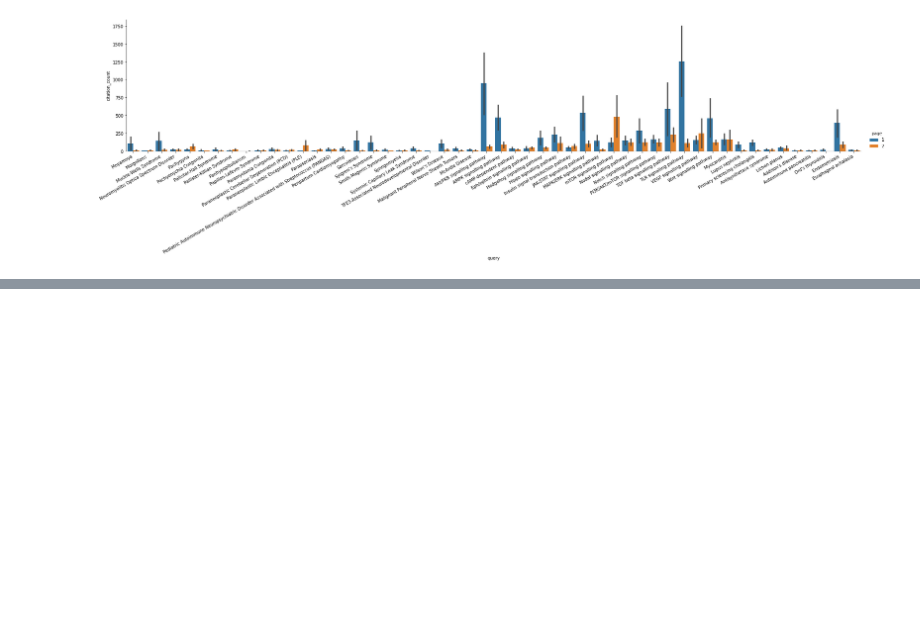
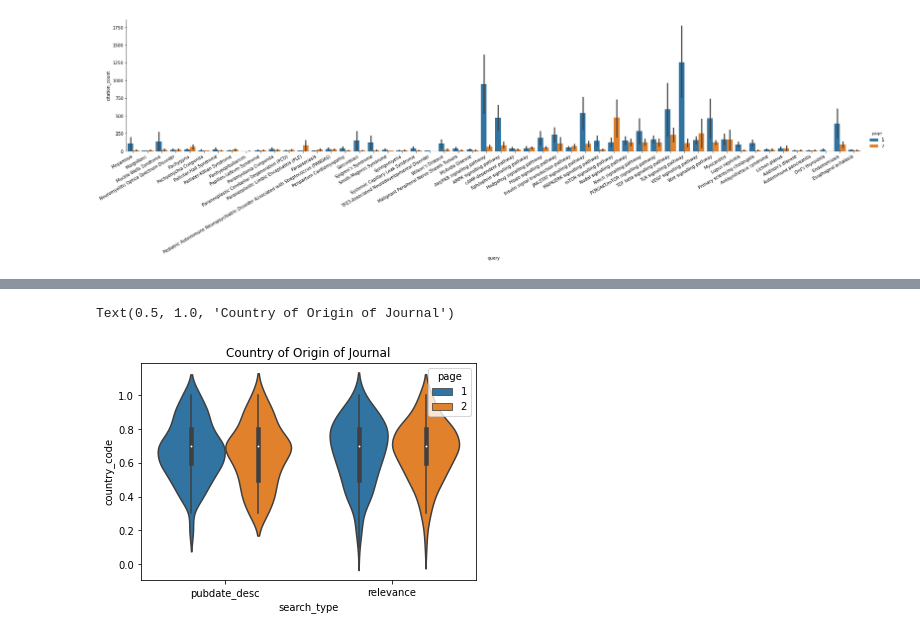
Before and after one commit to NCBI-Codeathons/pubmed-codeathon-team1, a Jupyter notebook: notebooks/data_visualizations_bl.ipynb, the cells around one changed output, grey strips where cells are left out. Drawn from its saved outputs; the diff is of its cells as text; code cells hidden in the pictures; blank space fills up the shorter version.

```diff
--- a/notebooks/data_visualizations_bl.ipynb
+++ b/notebooks/data_visualizations_bl.ipynb
@@ -24,0 +48,7 @@ g.set_xticklabels(rotation=30, ha='right')
+# %%
+country_of_origin_journal = pd.read_csv('/home/jupyter-brooks.leitner/pubmed-codeathon-team1/data/features/country_journal.csv')
+# %%
+sns.violinplot(data=country_of_origin_journal, x='search_type', y='country_code', hue='page').set_title('Country of Origin of Journal')
+# %% [output]
+Text(0.5, 1.0, 'Country of Origin of Journal')
+[figure, added]
```
Also changed, not shown: parts of 10 cells of this notebook, 1 other file.
